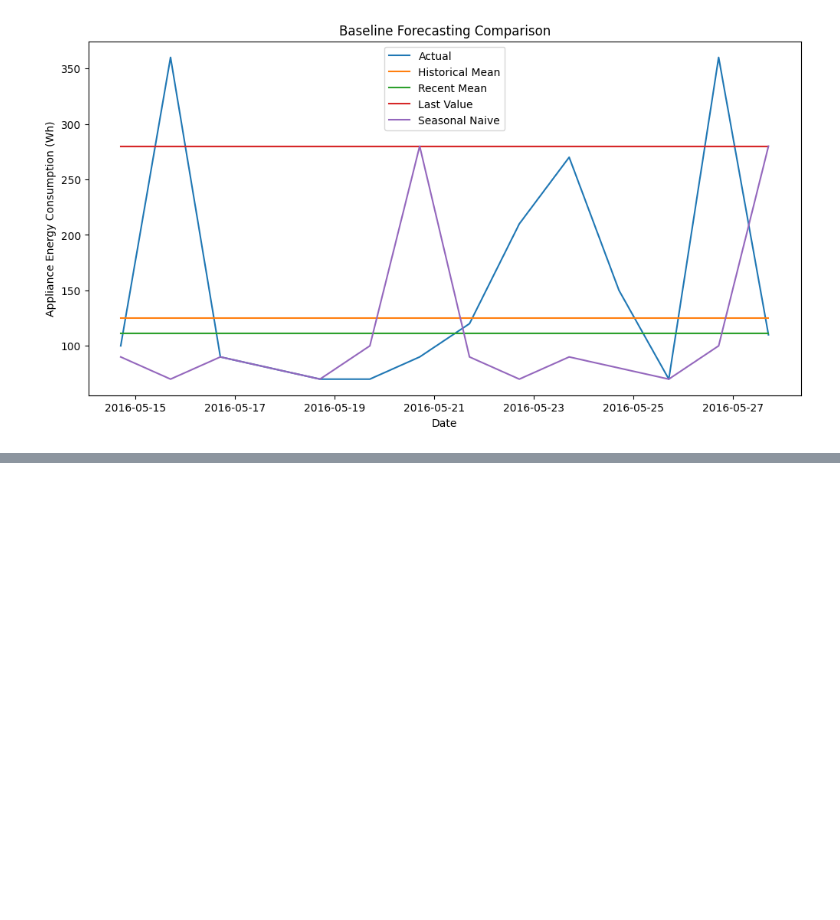
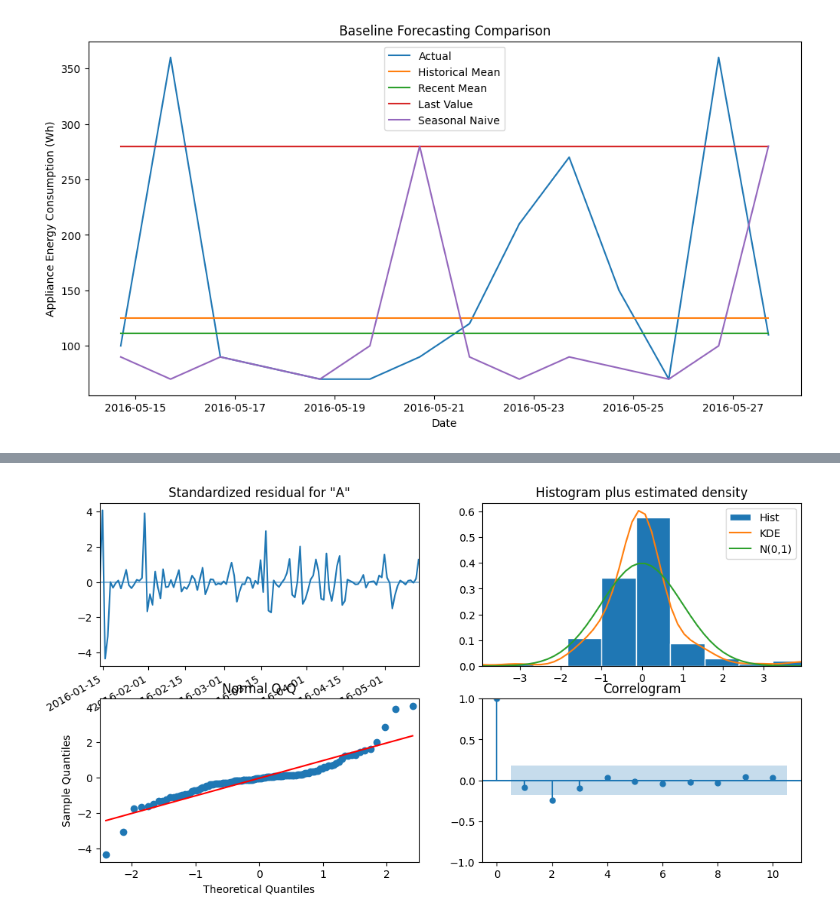
Before and after one commit to pericles-1995/CA1-2026193, a Jupyter notebook: CA2 ML.ipynb, the cells around one changed output, grey strips where cells are left out. Cells and saved outputs as stored; diff of their text form; code cells hidden in the pictures; blank space fills up the shorter version.

```diff
--- a/CA2 ML.ipynb
+++ b/CA2 ML.ipynb
@@ -758,0 +956,5 @@ plt.show()
+# %%
+sarima_result.plot_diagnostics(figsize=(12, 7))
+plt.show()
+# %% [output]
+[figure, added]
```
Also changed, not shown: parts of 18 cells of this notebook.
